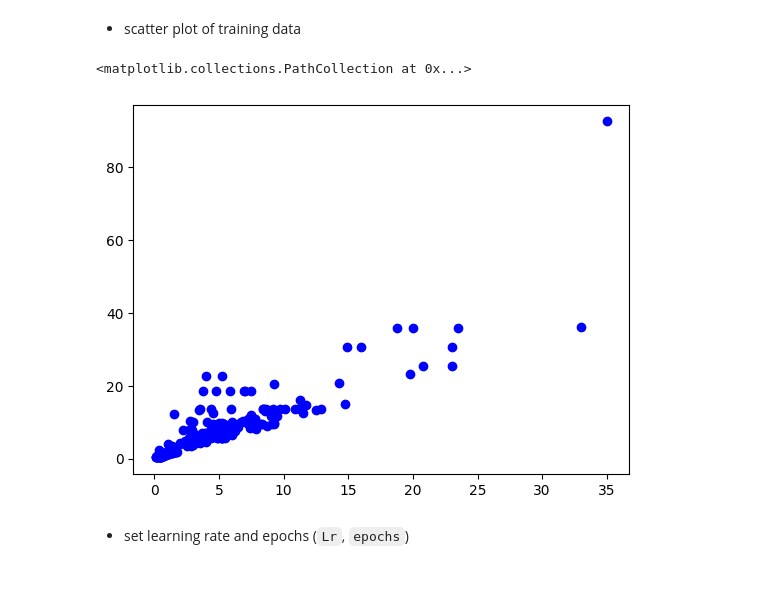
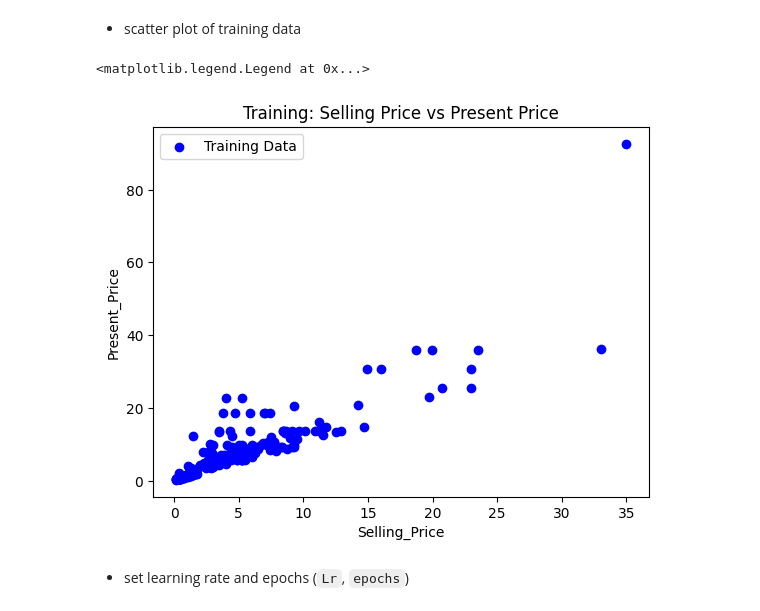
Before and after one commit to ElMehdiEssakhi/Gradient-Descent-Linear-Regression, a Jupyter notebook: LRML.ipynb, the cells around one changed output. Drawn from its saved outputs; the diff is of its cells as text; code cells hidden in the pictures; blank space fills up the shorter version.

```diff
--- a/LRML.ipynb
+++ b/LRML.ipynb
@@ -59,9 +59,13 @@ y_test=test_data['Present_Price']
 - scatter plot of training data
 # %%
 plt.scatter(x_train,y_train,color='blue',label='Training Data')
+plt.xlabel('Selling_Price')
+plt.ylabel('Present_Price')
+plt.title('Training: Selling Price vs Present Price')
+plt.legend()
 # %% [output]
-<matplotlib.collections.PathCollection at 0x...>
+<matplotlib.legend.Legend at 0x...>
-[figure, old version]
+[figure, new version]
 # %% [markdown]
 - set learning rate and epochs (`Lr`, `epochs`)
 # %%
```
Also changed, not shown: parts of 3 cells of this notebook.
